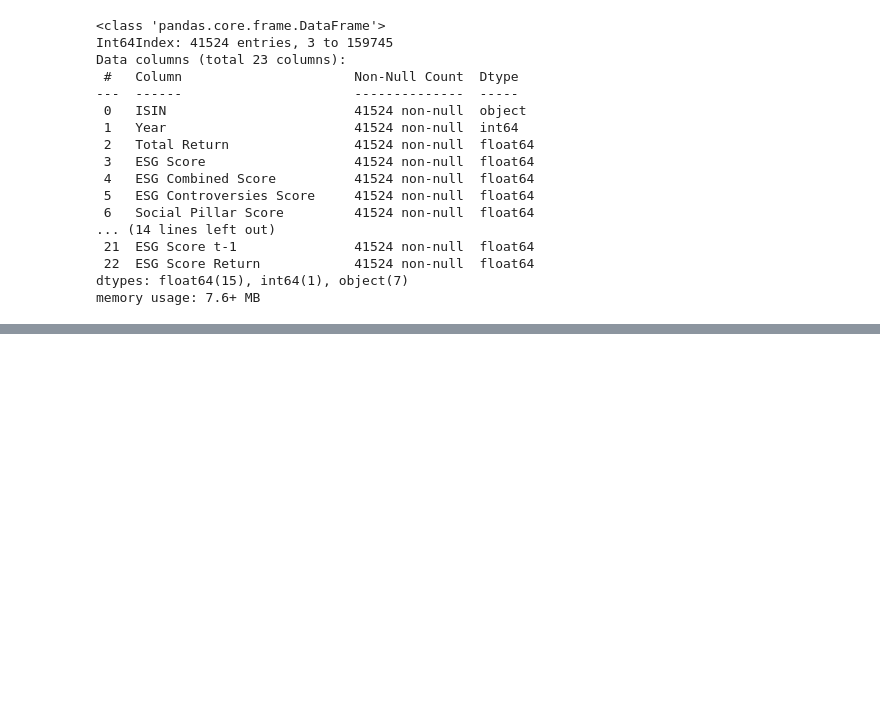
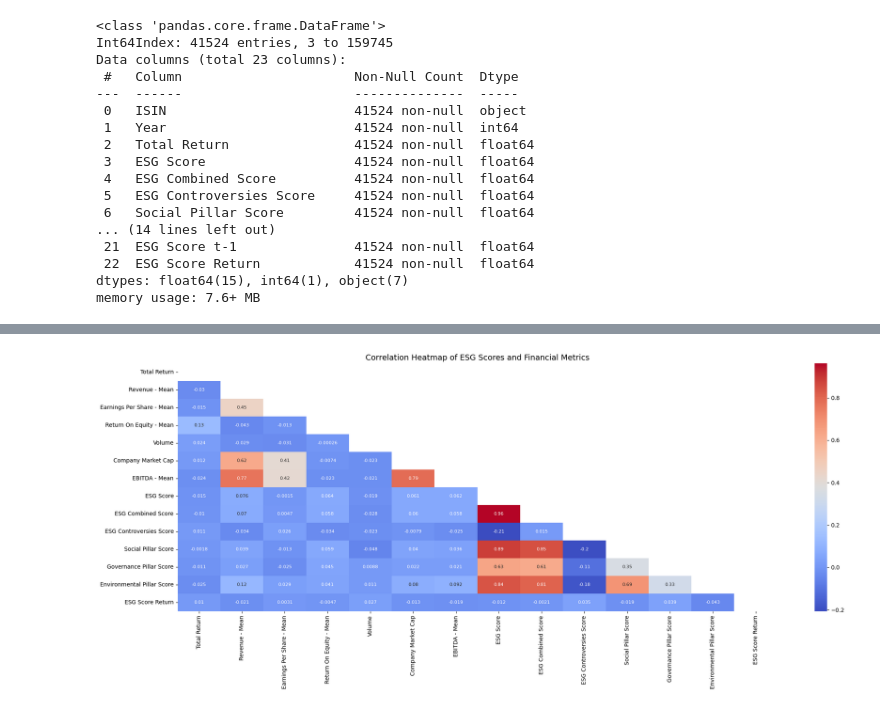
Before and after one commit to nilsmart96/ESG-and-Financial-Performance, a Jupyter notebook: Individual Analysis/ESG_changes_NM.ipynb, the cells around one changed output, grey strips where cells are left out. Drawn from its saved outputs; the diff is of its cells as text; code cells hidden in the pictures; blank space fills up the shorter version.

Commit message:
Proceeded with ESG change analysis (correlations)

```diff
--- a/Individual Analysis/ESG_changes_NM.ipynb
+++ b/Individual Analysis/ESG_changes_NM.ipynb
@@ -66,0 +82,16 @@ memory usage: 7.6+ MB
+# %%
+# Correlation heatmap of 'ESG scores' and 'financial metrics'
+financial_cols = ['Total Return', 'Revenue - Mean', 'Earnings Per Share - Mean',
+                  'Return On Equity - Mean', 'Volume', 'Company Market Cap', 'EBITDA - Mean']
+esg_cols = ['ESG Score', 'ESG Combined Score', 'ESG Controversies Score',
+            'Social Pillar Score', 'Governance Pillar Score', 'Environmental Pillar Score', 'ESG Score Return']
+cols = financial_cols + esg_cols
+corr = df_stand_cleaned[cols].corr()
+
+fig, ax = plt.subplots(figsize=(24, 8))
+mask = np.triu(np.ones_like(corr, dtype=bool))
+sns.heatmap(corr, mask=mask, annot=True, cmap='coolwarm', annot_kws={"fontsize":8})
+plt.title('Correlation Heatmap of ESG Scores and Financial Metrics', fontsize=14)
+plt.show()
+# %% [output]
+[figure, added]
```
Also changed, not shown: parts of 6 cells of this notebook.
